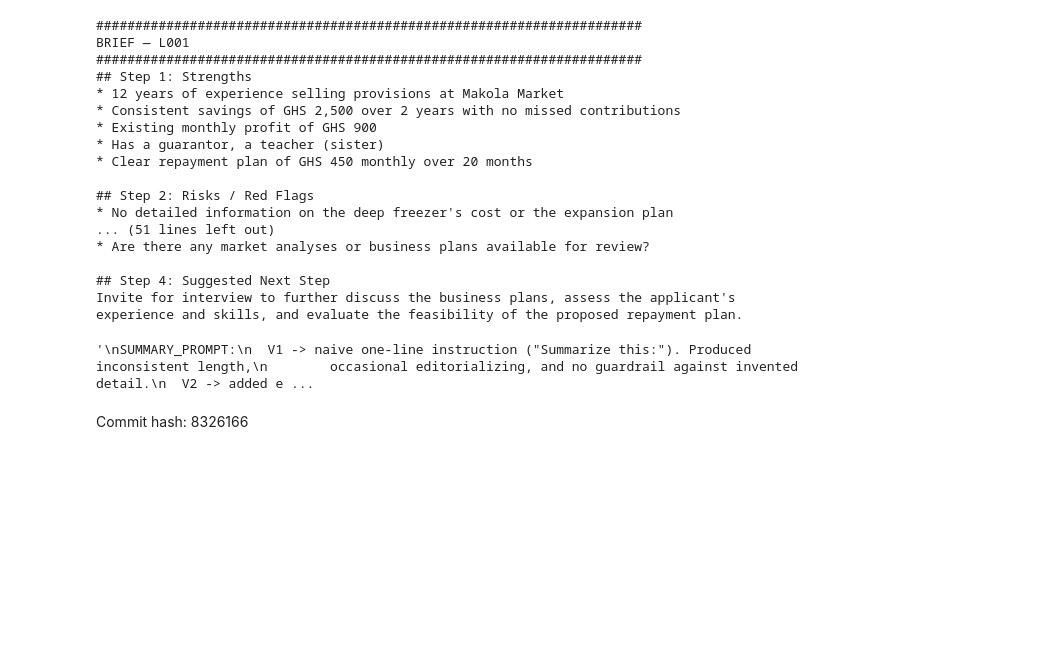
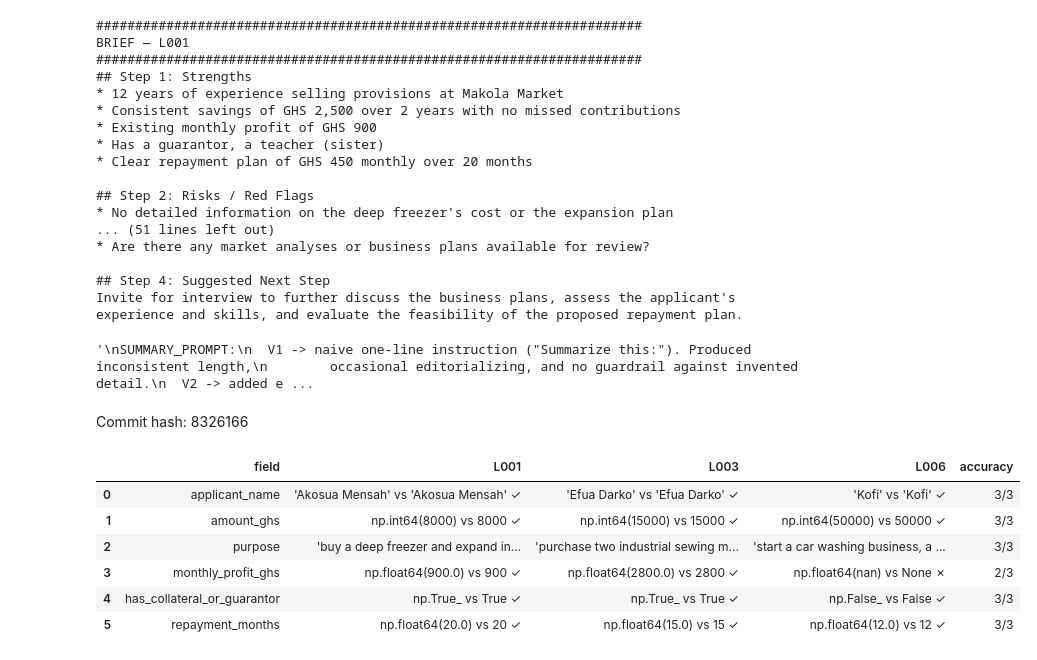
Before and after one commit to bekaeackonor/lab-4-llm-decision-support, a Jupyter notebook: Kwasi_Ackonor_Lab4.ipynb, the cells around one changed output. Drawn from its saved outputs; the diff is of its cells as text; code cells hidden in the pictures; blank space fills up the shorter version.

Commit message:
Part 4.1: extraction accuracy vs gold

```diff
--- a/Kwasi_Ackonor_Lab4.ipynb
+++ b/Kwasi_Ackonor_Lab4.ipynb
@@ -492,3 +492,51 @@ BRIEF_PROMPT:
 '\nSUMMARY_PROMPT:\n  V1 -> naive one-line instruction ("Summarize this:"). Produced inconsistent length,\n        occasional editorializing, and no guardrail against invented detail.\n  V2 -> added e ...
 # %% [markdown]
 Commit hash: 8326166
+# %%
+# Part 4.1 — Extraction accuracy against gold labels
+
+FIELDS = ["applicant_name", "amount_ghs", "purpose", "monthly_profit_ghs",
+          "has_collateral_or_guarantor", "repayment_months"]
+
+def values_match(field, extracted_val, gold_val):
+    if field == "applicant_name":
+        if extracted_val is None or gold_val is None:
+            return extracted_val == gold_val
+        return str(extracted_val).strip().lower() == str(gold_val).strip().lower()
+    elif field == "purpose":
+        # purpose is free text — do a loose containment check rather than exact match
+        if extracted_val is None or gold_val is None:
+            return extracted_val == gold_val
+        return True  # purpose is judged manually below, not auto-scored strictly
+    else:
+        # numbers and booleans must match exactly (including None == None)
+        return extracted_val == gold_val
+
+# Build comparison table: rows = fields, columns = L001 / L003 / L006 / accuracy
+gold_ids = ["L001", "L003", "L006"]
+comparison_rows = []
+
+for field in FIELDS:
+    row = {"field": field}
+    match_count = 0
+    for lid in gold_ids:
+        extracted_row = extraction_df[extraction_df["letter_id"] == lid].iloc[0]
+        extracted_val = extracted_row[field]
+        gold_val = GOLD[lid][field]
+        is_match = values_match(field, extracted_val, gold_val)
+        row[lid] = f"{extracted_val!r} vs {gold_val!r} {'✓' if is_match else '✗'}"
+        if is_match:
+            match_count += 1
+    row["accuracy"] = f"{match_count}/{len(gold_ids)}"
+    comparison_rows.append(row)
+
+comparison_df = pd.DataFrame(comparison_rows)
+comparison_df
+# %% [output]
+|  | field | L001 | L003 | L006 | accuracy |
+| 0 | applicant_name | 'Akosua Mensah' vs 'Akosua Mensah' ✓ | 'Efua Darko' vs 'Efua Darko' ✓ | 'Kofi' vs 'Kofi' ✓ | 3/3 |
+| 1 | amount_ghs | np.int64(8000) vs 8000 ✓ | np.int64(15000) vs 15000 ✓ | np.int64(50000) vs 50000 ✓ | 3/3 |
+| 2 | purpose | 'buy a deep freezer and expand in... | 'purchase two industrial sewing m... | 'start a car washing business, a ... | 3/3 |
+| 3 | monthly_profit_ghs | np.float64(900.0) vs 900 ✓ | np.float64(2800.0) vs 2800 ✓ | np.float64(nan) vs None ✗ | 2/3 |
+| 4 | has_collateral_or_guarantor | np.True_ vs True ✓ | np.True_ vs True ✓ | np.False_ vs False ✓ | 3/3 |
+| 5 | repayment_months | np.float64(20.0) vs 20 ✓ | np.float64(15.0) vs 15 ✓ | np.float64(12.0) vs 12 ✓ | 3/3 |
```
